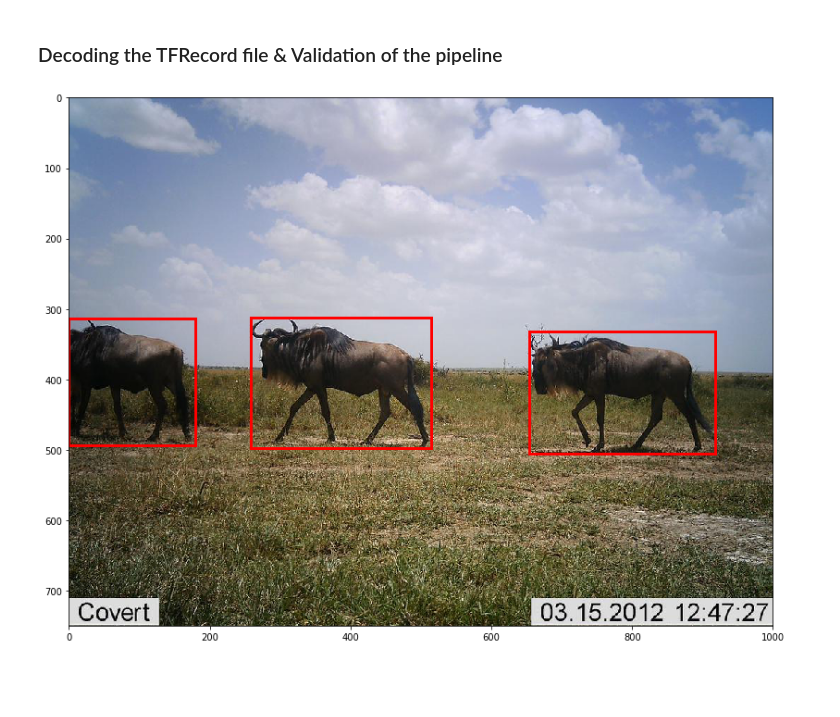
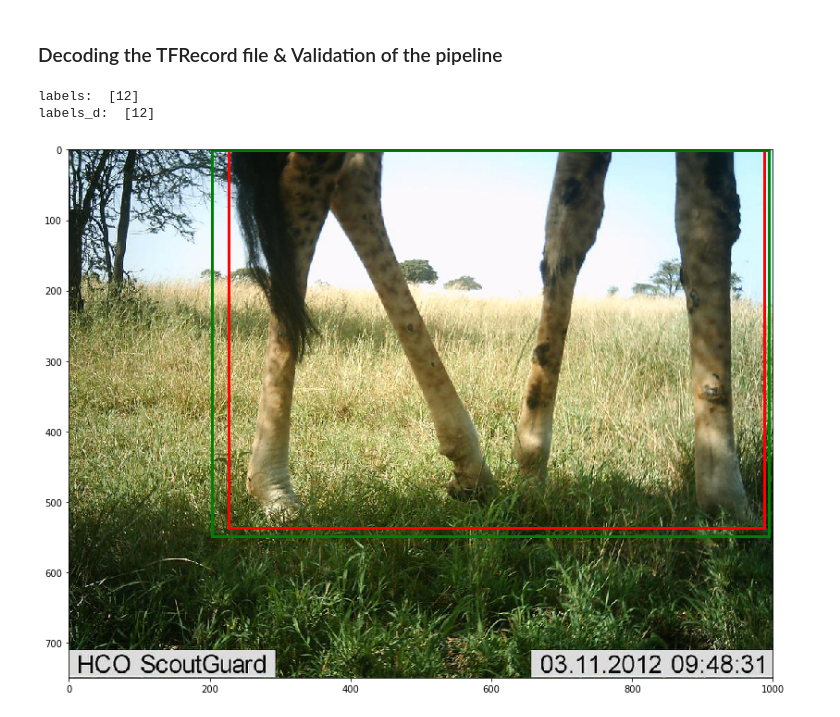
Before and after one commit to Manish-rai21bit/camera-trap-detection, a Jupyter notebook: data_prep/Data_Model_LILA_Schneider_testData.ipynb, the cells around one changed output. Drawn from its saved outputs; the diff is of its cells as text; code cells hidden in the pictures; blank space fills up the shorter version.

Commit message:
fixing the label map with the schneider data

```diff
--- a/data_prep/Data_Model_LILA_Schneider_testData.ipynb
+++ b/data_prep/Data_Model_LILA_Schneider_testData.ipynb
@@ -143,7 +145,7 @@ Project_filepath = "/home/ubuntu/data/tensorflow/my_workspace/training_demo/"
 # Creating a list of GSSS dataset that is in schneider's test
 
 gold_standard_bb = {}
-with open((Project_filepath + 'Data/GoldStandardBoundBoxCoord_sample.csv'), 'r') as csvfile:
+with open((Project_filepath + 'Data/GoldStandardBoundBoxCoord_temp.csv'), 'r') as csvfile:
     csvdata = csv.reader(csvfile, delimiter=',')
     header = next(csvdata)
     col_mapper = {k: i for i, k in enumerate(header)}
@@ -445,7 +482,8 @@ def create_tfr_reader(filename_list):
 
     return dataset
 # %%
-filename_list = ['/home/ubuntu/data/tensorflow/my_workspace/camera-trap-detection/data_prep/test_schneider_sample.record']
+filename_list = ['/home/ubuntu/data/tensorflow/my_workspace/training_demo/Predictions/test_schneider.record']
+# ['/home/ubuntu/data/tensorflow/my_workspace/camera-trap-detection/data_prep/test_schneider_sample.record']
 
 # Example for inspecting TFR files
 # import matplotlib.pyplot as plt
@@ -474,64 +512,72 @@ with tf.Session() as sess:
         ymax = (context['image/object/bbox/ymax'])
         width = context['image/width']
         height = context['image/height']
+        label = context['image/object/class/label']
 
         # Detection
-#         xmin_d = (context['image/detection/bbox/xmin'])
-#         ymin_d = (context['image/detection/bbox/ymin'])
-#         xmax_d = (context['image/detection/bbox/xmax'])
-#         ymax_d = (context['image/detection/bbox/ymax'])
-#         label = (context['image/detection/label'])
-#         score = (context['image/detection/score'])
+        xmin_d = (context['image/detection/bbox/xmin'])
+        ymin_d = (context['image/detection/bbox/ymin'])
+        xmax_d = (context['image/detection/bbox/xmax'])
+        ymax_d = (context['image/detection/bbox/ymax'])
+        label_d = (context['image/detection/label'])
+        score = (context['image/detection/score'])
 # %%
 xmins = []
 ymins = []
 xmaxs = []
 ymaxs = []
+labels = []
 i = 0
 score_threshold = 0.5
 
 img = img0
 encoded_jpg_io = io.BytesIO(img)
 image = Image.open(encoded_jpg_io)
 width, height = image.size
 
 for j in range(0, xmin[0].shape[0]):
     if xmin[0][j][0] == i:
         xmins.append(int(xmin[1][j]*width))
         ymins.append(int(ymin[1][j]*height))
         xmaxs.append(int(xmax[1][j]*width))
         ymaxs.append(int(ymax[1][j]*height))
+        labels.append(label[1][j])
 
-
+print('labels: ', labels)
 
 # Create figure and axes
 fig,ax = plt.subplots(1)
 fig.set_size_inches(18.5, 10.5)
 # Display the image
 # s = 6
 ax.imshow(image)
 for s in range(len(xmins)):
     rect = patches.Rectangle((xmins[s],ymins[s]),(xmaxs[s]-xmins[s]), (ymaxs[s] - ymins[s]),linewidth=3,edgecolor='r',facecolor='none')
     ax.add_patch(rect)
 
 # Plotting the detection
-# xmins_d = []
-# ymins_d = []
-# xmaxs_d = []
-# ymaxs_d = []
+xmins_d = []
+ymins_d = []
+xmaxs_d = []
+ymaxs_d = []
+labels_d = []
 
-# for j in range(0, xmin_d[0].shape[0]):
-#     if xmin_d[0][j][0] == i and score[1][j]>=score_threshold:
-#         xmins_d.append(int(xmin_d[1][j]*width))
-#         ymins_d.append(int(ymin_d[1][j]*height))
-#         xmaxs_d.append(int(xmax_d[1][j]*width))
-#         ymaxs_d.append(int(ymax_d[1][j]*height))
+for j in range(0, xmin_d[0].shape[0]):
+    if xmin_d[0][j][0] == i and score[1][j]>=score_threshold:
+        xmins_d.append(int(xmin_d[1][j]*width))
+        ymins_d.append(int(ymin_d[1][j]*height))
+        xmaxs_d.append(int(xmax_d[1][j]*width))
+        ymaxs_d.append(int(ymax_d[1][j]*height))
+        labels_d.append(label_d[1][j])
 
+print('labels_d: ', labels_d)
 
-# for s in range(len(xmins_d)):
-#     rect = patches.Rectangle((xmins_d[s],ymins_d[s]),(xmaxs_d[s]-xmins_d[s]), (ymaxs_d[s] - ymins_d[s]),linewidth=3,edgecolor='g',facecolor='none')
-#     ax.add_patch(rect)
+for s in range(len(xmins_d)):
+    rect = patches.Rectangle((xmins_d[s],ymins_d[s]),(xmaxs_d[s]-xmins_d[s]), (ymaxs_d[s] - ymins_d[s]),linewidth=3,edgecolor='g',facecolor='none')
+    ax.add_patch(rect)
 
 plt.show()
 # %% [output]
+labels:  [12]
+labels_d:  [12]
-[figure, old version]
+[figure, new version]
```
Also changed, not shown: parts of 9 cells of this notebook.
